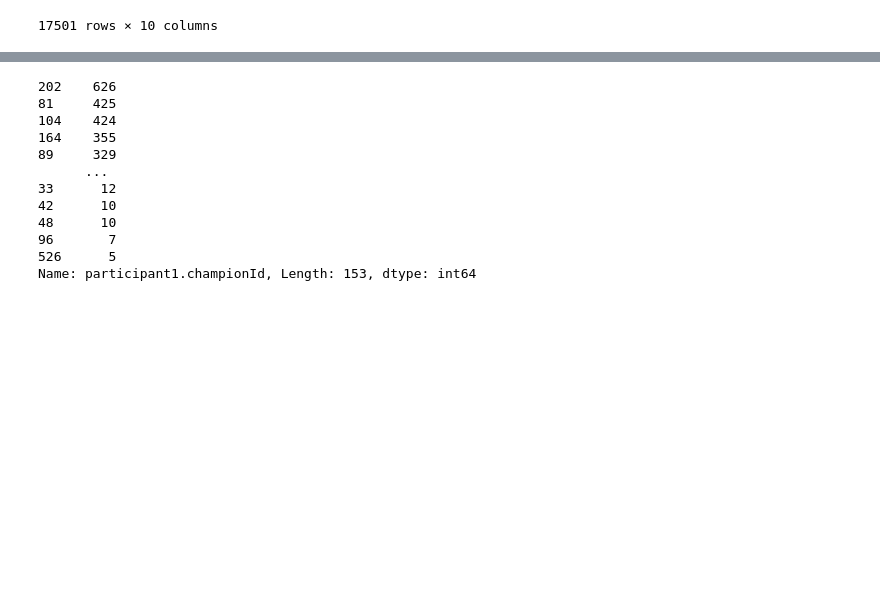
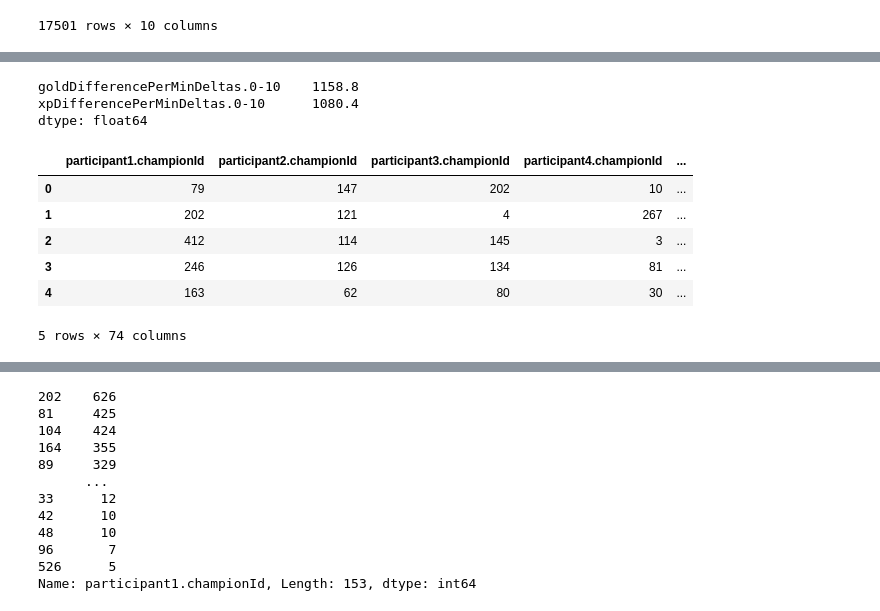
Before and after one commit to ViviVoid/leagueVictoryPredictor, a Jupyter notebook: data_pre_processing - Copy.ipynb, the cells around one changed output, grey strips where cells are left out. Saved outputs shown, nothing was run; the diff lists cells and outputs as text; code cells hidden in the pictures; blank space fills up the shorter version.

```diff
--- a/data_pre_processing - Copy.ipynb
+++ b/data_pre_processing - Copy.ipynb
@@ -302,3 +326,22 @@ dtype: float64
+# %%
+df_game[['goldDifferencePerMinDeltas.0-10', 'xpDifferencePerMinDeltas.0-10']].max()
+# %% [output]
+goldDifferencePerMinDeltas.0-10    1158.8
+xpDifferencePerMinDeltas.0-10      1080.4
+dtype: float64
+# %%
+df_game['goldDifferencePerMinDeltas.0-10'] = df_game['goldDifferencePerMinDeltas.0-10'] / 1158.8
+df_game['xpDifferencePerMinDeltas.0-10'] = df_game['xpDifferencePerMinDeltas.0-10'] / 1080.4
+# %%
+df_game.head()
+# %% [output]
+|  | participant1.championId | participant2.championId | participant3.championId | participant4.championId | ... |
+| 0 | 79 | 147 | 202 | 10 | ... |
+| 1 | 202 | 121 | 4 | 267 | ... |
+| 2 | 412 | 114 | 145 | 3 | ... |
+| 3 | 246 | 126 | 134 | 81 | ... |
+| 4 | 163 | 62 | 80 | 30 | ... |
+5 rows × 74 columns
 # %%
 #divide into training and testing
 train, test = train_test_split(df_game, test_size = .2, stratify = df_game['teamId_100.win'], random_state = 0)
```
Also changed, not shown: parts of 17 cells of this notebook, 1 other file.
